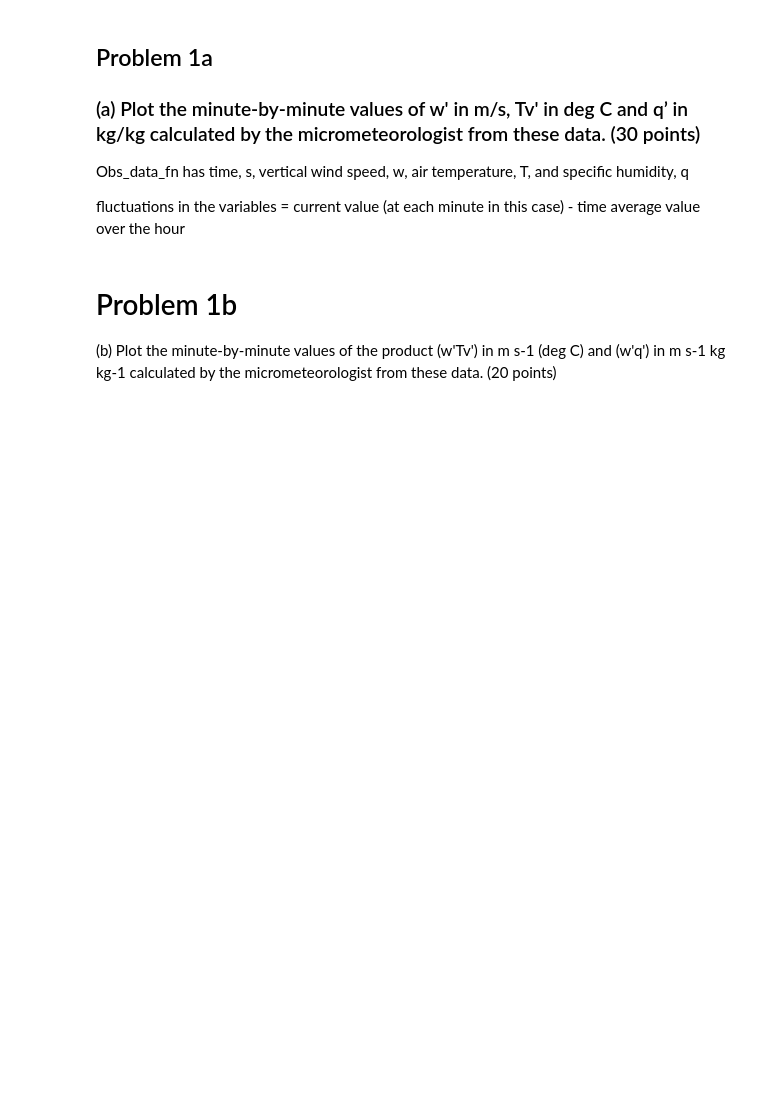
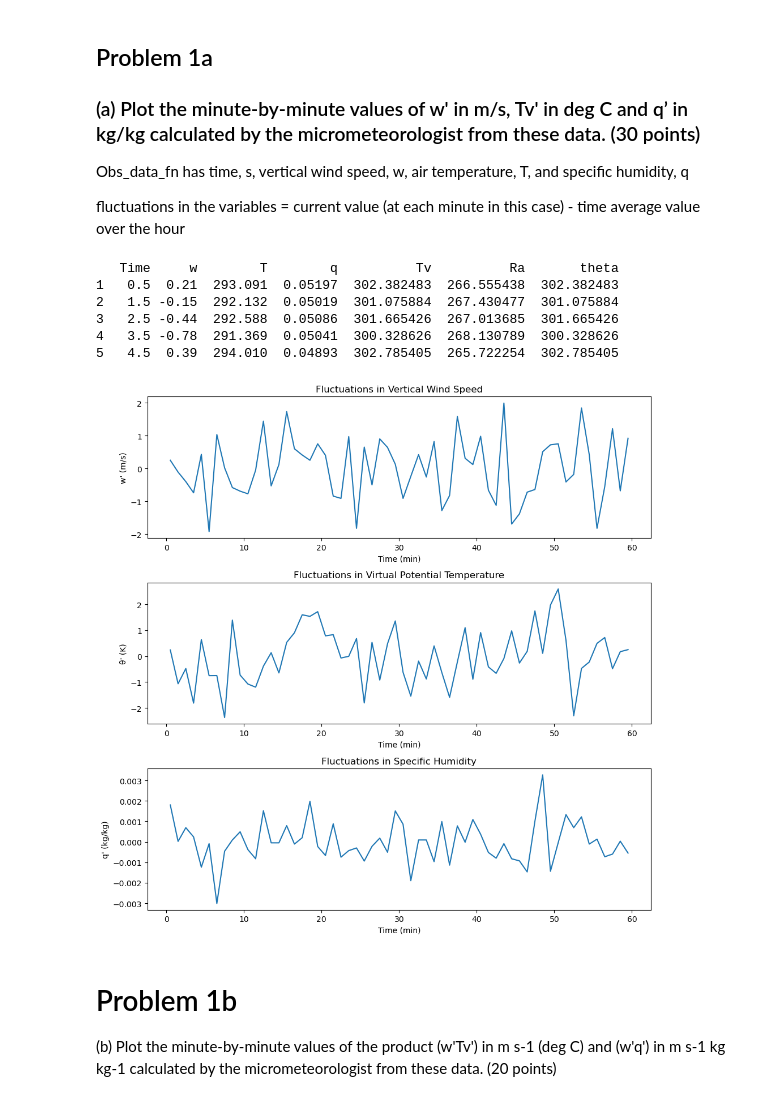
Before and after one commit to atdunwoody/EcoHydro, a Jupyter notebook: CIVE 625/HW2.ipynb, the cells around one changed output. Cells and saved outputs as stored; diff of their text form; code cells hidden in the pictures; blank space fills up the shorter version.

```diff
--- a/CIVE 625/HW2.ipynb
+++ b/CIVE 625/HW2.ipynb
@@ -11,9 +10,15 @@ import utilities as util
 import pint
 ureg = pint.UnitRegistry()
 # %%
-#Given data
+#Variables given in initial problem statement
 albedo = 0.23
 porosity = 0.40
+
+#Variables given in 1c
+rho_a = 1.28 #kg m-3 density of air
+LH = 2.45 * 10**6 # J kg-1 latent heat of vaporization
+c_p = 1.01 * 10**3 # J kg-1 K-1 specific heat of air at constant pressure
+P = 100 * 1000 # Pa atmospheric pressure given in email from Antonio
 
 #import data from problem statement
 obs_data_fn = r"C:\Users\adunw\OneDrive - Colostate\Fort Collins\Courses\Spring 2024\CIVE 625\Homework\HW_2\Problem 1 Data.xlsx"
@@ -77,15 +82,3 @@ q: kg / kg
 Obs_data_fn has time, s, vertical wind speed, w, air temperature, T, and specific humidity, q
 
 fluctuations in the variables = current value (at each minute in this case) - time average value over the hour
-# %%
-def calc_virtual_temp(temp, specific_humidity):
-    """
-    Calculate virtual temperature
-    :param temp: temperature in C
-    :param specific_humidity: specific humidity in g/kg
-    :return: virtual temperature in C
-    """
-
-    # Calculate virtual temperature
-    virtual_temp = temp * (1 + (0.61 * specific_humidity))
-    return virtual_temp
@@ -92,33 +120,45 @@ def calc_virtual_temp(temp, specific_humidity):
 # %%
-#Virtual temperature in C
-obs_data['T_v'] = calc_virtual_temp(obs_data['T'], obs_data['q'])
 
+obs_data['T'] = obs_data['T'] + 273.15 # Convert to K
+obs_data['Tv'] = calc_virtual_temp(obs_data['T'], obs_data['q'])
+obs_data['Ra'] = calc_Ra(rho_a, P, obs_data['T']) # Calculate gas constant for moist air given density, temp, and pressure
+obs_data['theta'] = calc_virtual_potential_temp(obs_data['Tv'], P, obs_data['Ra']) # Virtual potential temperature in K
+#print the first 5 rows of the dataframe without wrapping columns format as a string
+print(obs_data.head(5).to_string())
 #Calculate the time average values of w, T, and q
 w_bar = obs_data['w'].mean()
-Tv_bar = obs_data['T_v'].mean()
+theta_bar = obs_data['theta'].mean()
 q_bar = obs_data['q'].mean()
 
-#Create new columns for the fluctuations in w, T, and q
+#Create new columns for the fluctuations in w (wind speed), theta (virtual potential temp), and q (specific humidity)
 obs_data['w_prime'] = obs_data['w'] - w_bar
-obs_data['Tv_prime'] = obs_data['T_v'] - Tv_bar
+obs_data['theta_prime'] = obs_data['theta'] - theta_bar
 obs_data['q_prime'] = obs_data['q'] - q_bar
 
 #Plot the minute-by-minute values of w' in m s-1, Tv' in deg C, and q' in kg kg-1
 fig, ax = plt.subplots(3,1, figsize=(10,10))
 ax[0].plot(obs_data['Time'], obs_data['w_prime'])
 ax[0].set_ylabel("w' (m/s)")
 ax[0].set_xlabel("Time (min)")
 ax[0].set_title("Fluctuations in Vertical Wind Speed")
-ax[1].plot(obs_data['Time'], obs_data['Tv_prime'])
-ax[1].set_ylabel("Tv' (deg C)")
-ax[1].set_xlabel("Time (s)")
-ax[1].set_title("Fluctuations in Virtual Air Temperature")
+ax[1].plot(obs_data['Time'], obs_data['theta_prime'])
+ax[1].set_ylabel("θ' (K)")
+ax[1].set_xlabel("Time (min)")
+ax[1].set_title("Fluctuations in Virtual Potential Temperature")
 ax[2].plot(obs_data['Time'], obs_data['q_prime'])
 ax[2].set_ylabel("q' (kg/kg)")
 ax[2].set_xlabel("Time (min)")
 ax[2].set_title("Fluctuations in Specific Humidity")
 plt.tight_layout()
 plt.show()
+# %% [output]
+   Time     w        T        q          Tv          Ra       theta
+1   0.5  0.21  293.091  0.05197  302.382483  266.555438  302.382483
+2   1.5 -0.15  292.132  0.05019  301.075884  267.430477  301.075884
+3   2.5 -0.44  292.588  0.05086  301.665426  267.013685  301.665426
+4   3.5 -0.78  291.369  0.05041  300.328626  268.130789  300.328626
+5   4.5  0.39  294.010  0.04893  302.785405  265.722254  302.785405
+[figure, added]
 # %% [markdown]
 # Problem 1b
 
```
Also changed, not shown: parts of 9 cells of this notebook, 3 other files.
